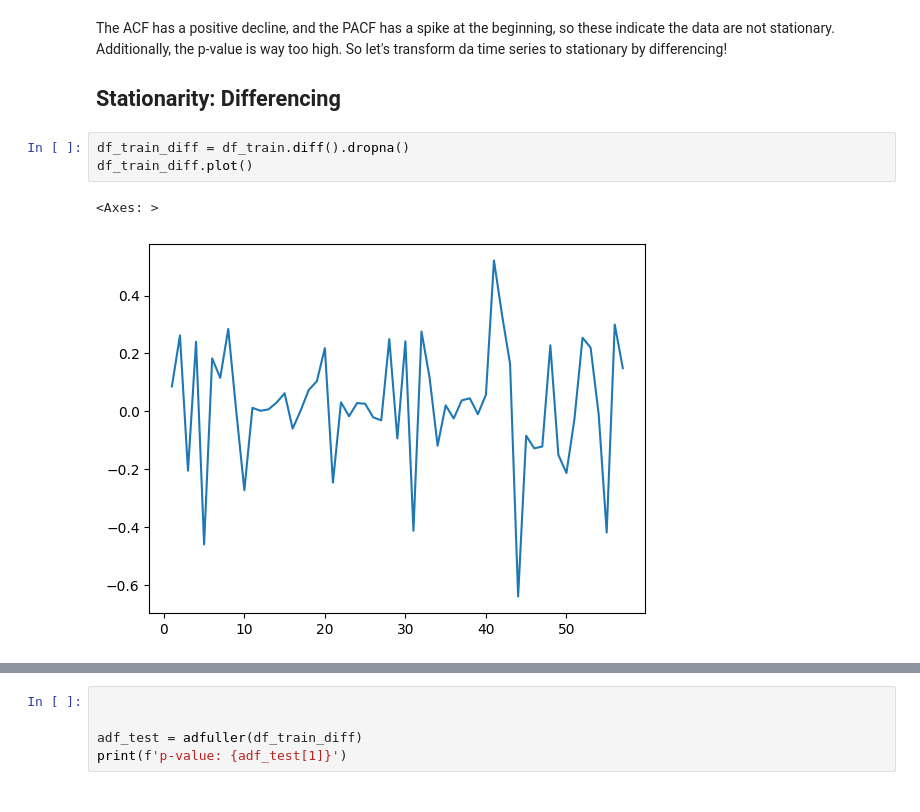
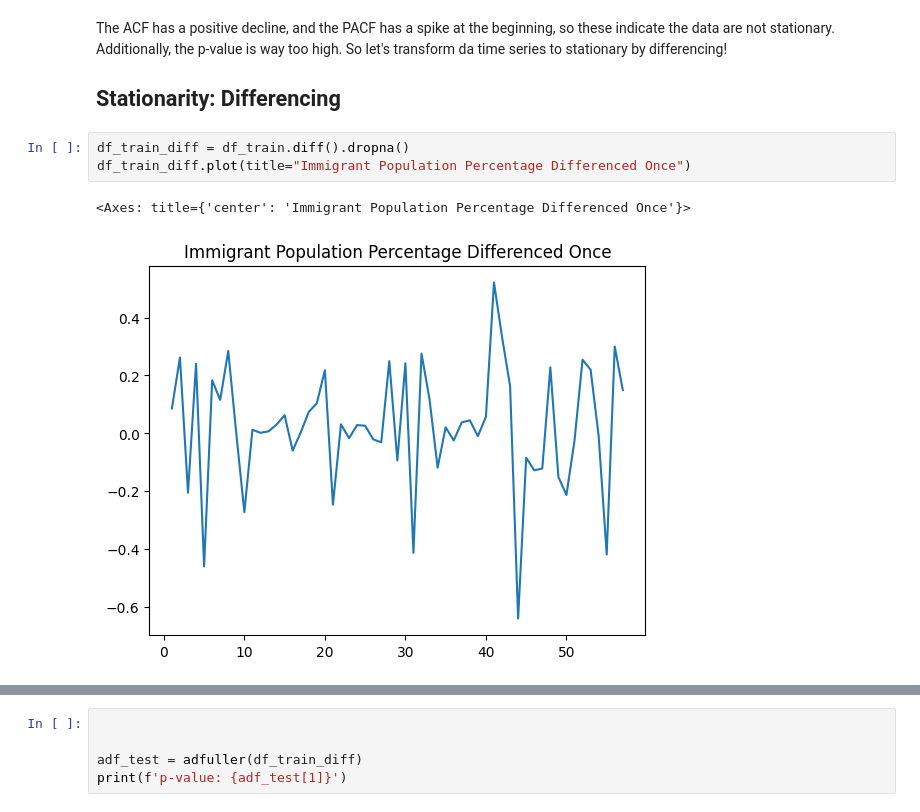
Before and after one commit to nocturneC/DS4002-Project2, a Jupyter notebook: SCRIPTS/analysis2.ipynb, the cells around one changed output, grey strips where cells are left out. Saved outputs shown, nothing was run; the diff lists cells and outputs as text.

```diff
--- a/SCRIPTS/analysis2.ipynb
+++ b/SCRIPTS/analysis2.ipynb
@@ -46,7 +45,7 @@ The ACF has a positive decline, and the PACF has a spike at the beginning, so th
 ## Stationarity: Differencing
 # %%
 df_train_diff = df_train.diff().dropna()
-df_train_diff.plot()
+df_train_diff.plot(title="Immigrant Population Percentage Differenced Once")
 # %% [output]
-<Axes: >
+<Axes: title={'center': 'Immigrant Population Percentage Differenced Once'}>
-[figure, old version]
+[figure, new version]
```
Also changed, not shown: parts of 20 cells of this notebook.
